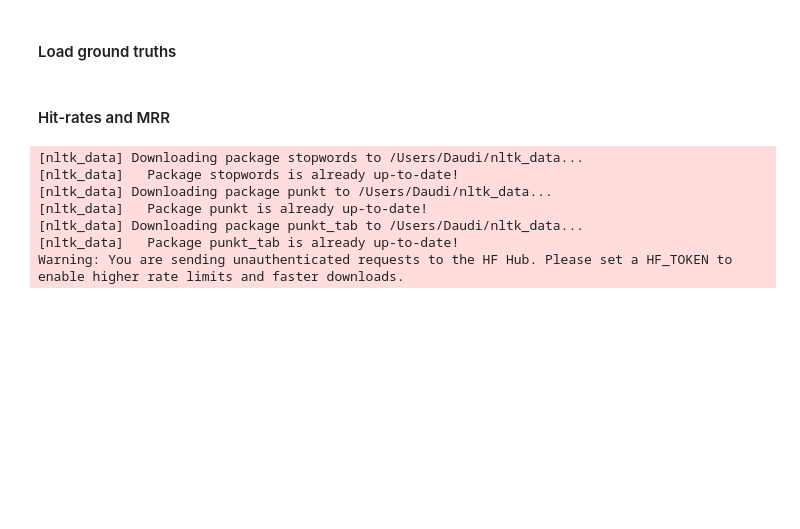
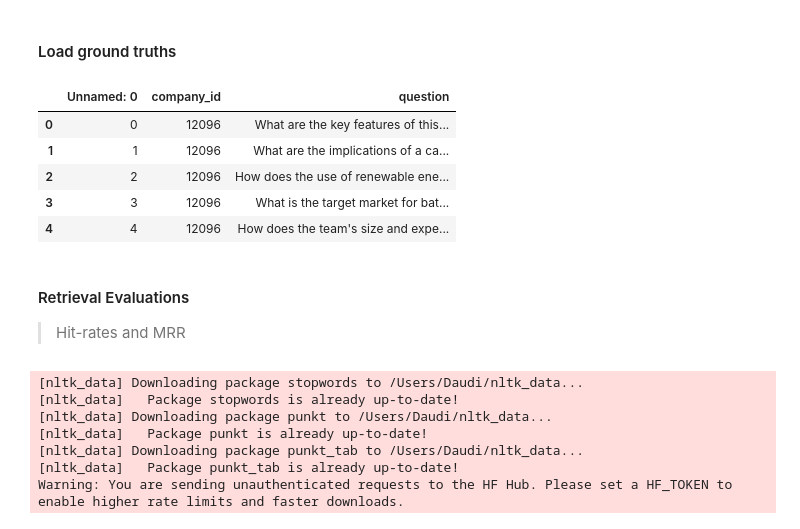
Before and after one commit to dakn2005/YC-Ventures-AI, a Jupyter notebook: notebooks/ventures.ipynb, the cells around one changed output. Cells and saved outputs as stored; diff of their text form; code cells hidden in the pictures; blank space fills up the shorter version.

```diff
--- a/notebooks/ventures.ipynb
+++ b/notebooks/ventures.ipynb
@@ -229,10 +229,19 @@ Skipping company_id 7: could not parse JSON: '{"question1": "How did a company w
 #### Load ground truths
 # %%
 ground_truth_openaidf = pd.read_csv('data/ground_truths_by_openai.csv')
-ground_truth_ollmadf = pd.read_csv('data/ground_truths_by_ollama.csv')
-# ground_truth_df.head()
+ground_truth_ollamadf = pd.read_csv('data/ground_truths_by_ollama.csv')
+
+ground_truth_ollamadf.head()
+# %% [output]
+|  | Unnamed: 0 | company_id | question |
+| 0 | 0 | 12096 | What are the key features of this... |
+| 1 | 1 | 12096 | What are the implications of a ca... |
+| 2 | 2 | 12096 | How does the use of renewable ene... |
+| 3 | 3 | 12096 | What is the target market for bat... |
+| 4 | 4 | 12096 | How does the team's size and expe... |
 # %% [markdown]
-#### Hit-rates and MRR
+#### Retrieval Evaluations
+> Hit-rates and MRR
 # %%
 import nltk
 from nltk.corpus import stopwords
```
Also changed, not shown: parts of 21 cells of this notebook, 2 other files.
